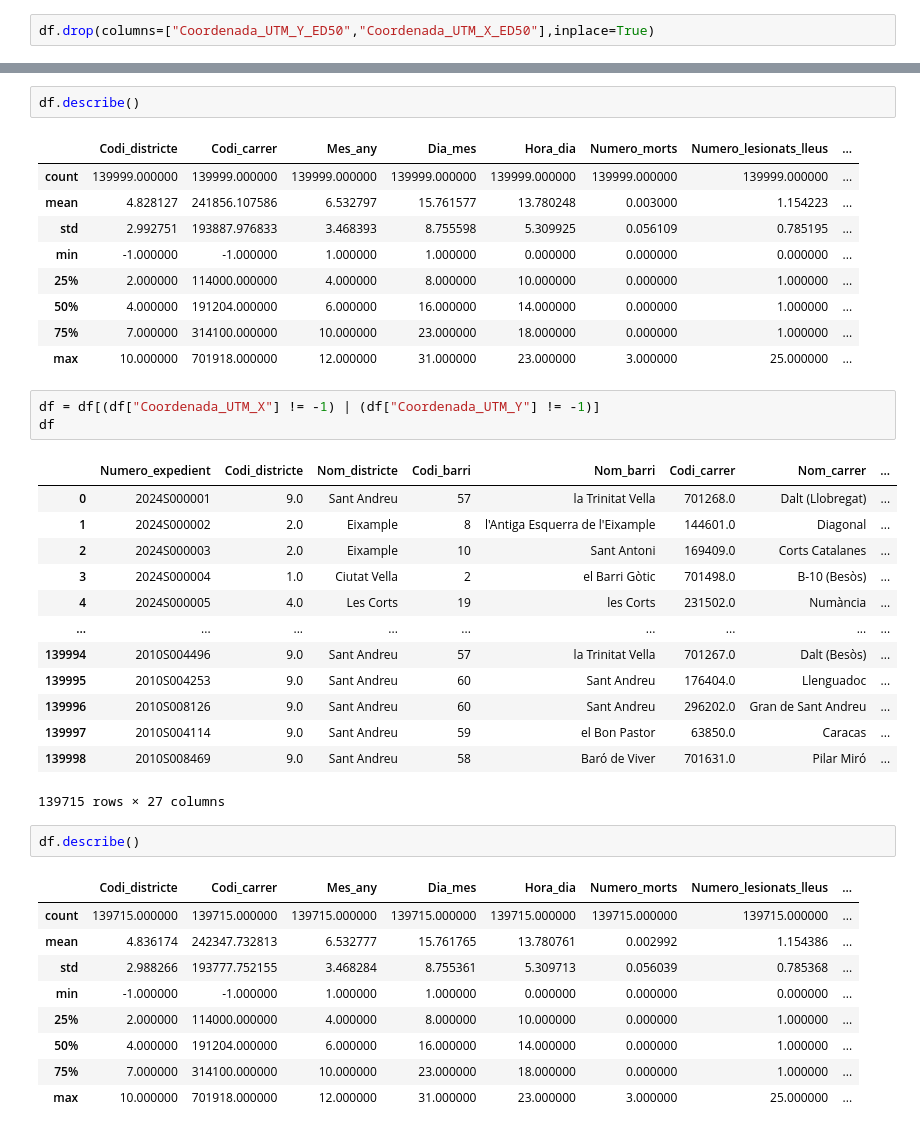
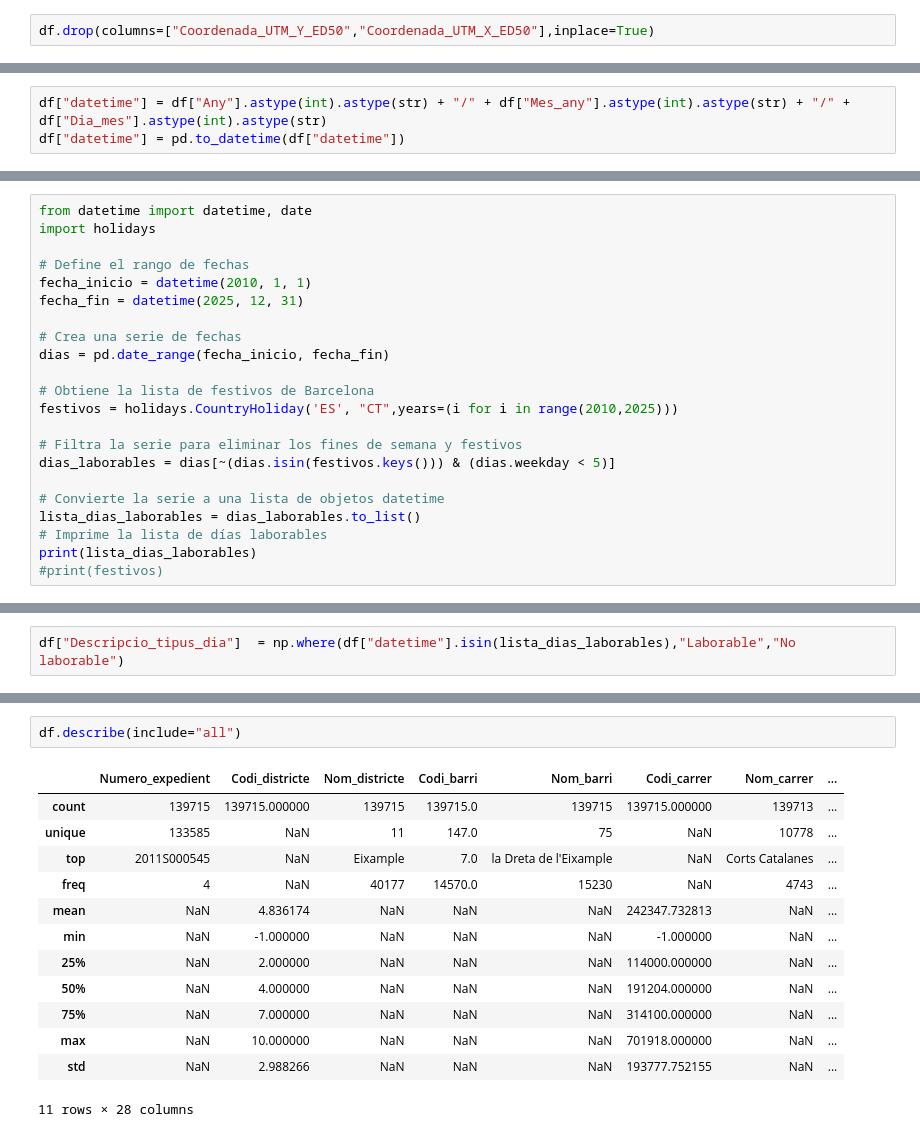
Before and after one commit to PacoFletcher/Proyecto-Machine-Learning, a Jupyter notebook: jupyters/Unificado.ipynb, the cells around one changed output, grey strips where cells are left out. Saved outputs shown, nothing was run; the diff lists cells and outputs as text.

```diff
--- a/jupyters/Unificado.ipynb
+++ b/jupyters/Unificado.ipynb
@@ -409,0 +600,3 @@ df
+# %%
+df["datetime"] = df["Any"].astype(int).astype(str) + "/" + df["Mes_any"].astype(int).astype(str) + "/" + df["Dia_mes"].astype(int).astype(str)
+df["datetime"] = pd.to_datetime(df["datetime"])
@@ -409,0 +614,22 @@ df
+# %%
+from datetime import datetime, date
+import holidays
+
+# Define el rango de fechas
+fecha_inicio = datetime(2010, 1, 1)
+fecha_fin = datetime(2025, 12, 31)
+
+# Crea una serie de fechas
+dias = pd.date_range(fecha_inicio, fecha_fin)
+
+# Obtiene la lista de festivos de Barcelona
+festivos = holidays.CountryHoliday('ES', "CT",years=(i for i in range(2010,2025)))
+
+# Filtra la serie para eliminar los fines de semana y festivos
+dias_laborables = dias[~(dias.isin(festivos.keys())) & (dias.weekday < 5)]
+
+# Convierte la serie a una lista de objetos datetime
+lista_dias_laborables = dias_laborables.to_list()
+# Imprime la lista de días laborables
+print(lista_dias_laborables)
+#print(festivos)
@@ -409,0 +638,2 @@ df
+# %%
+df["Descripcio_tipus_dia"]  = np.where(df["datetime"].isin(lista_dias_laborables),"Laborable","No laborable")
@@ -516,41 +755,16 @@ df["Longitud"] = df["Longitud"].fillna(pd.Series(lon2))
-# %%
-df.describe()
-# %% [output]
-|  | Codi_districte | Codi_carrer | Mes_any | Dia_mes | Hora_dia | Numero_morts | Numero_lesionats_lleus | ... |
-| count | 139999.000000 | 139999.000000 | 139999.000000 | 139999.000000 | 139999.000000 | 139999.000000 | 139999.000000 | ... |
-| mean | 4.828127 | 241856.107586 | 6.532797 | 15.761577 | 13.780248 | 0.003000 | 1.154223 | ... |
-| std | 2.992751 | 193887.976833 | 3.468393 | 8.755598 | 5.309925 | 0.056109 | 0.785195 | ... |
-| min | -1.000000 | -1.000000 | 1.000000 | 1.000000 | 0.000000 | 0.000000 | 0.000000 | ... |
-| 25% | 2.000000 | 114000.000000 | 4.000000 | 8.000000 | 10.000000 | 0.000000 | 1.000000 | ... |
-| 50% | 4.000000 | 191204.000000 | 6.000000 | 16.000000 | 14.000000 | 0.000000 | 1.000000 | ... |
-| 75% | 7.000000 | 314100.000000 | 10.000000 | 23.000000 | 18.000000 | 0.000000 | 1.000000 | ... |
-| max | 10.000000 | 701918.000000 | 12.000000 | 31.000000 | 23.000000 | 3.000000 | 25.000000 | ... |
-# %%
-df = df[(df["Coordenada_UTM_X"] != -1) | (df["Coordenada_UTM_Y"] != -1)]
-df
-# %% [output]
-|  | Numero_expedient | Codi_districte | Nom_districte | Codi_barri | Nom_barri | Codi_carrer | Nom_carrer | ... |
-| 0 | 2024S000001 | 9.0 | Sant Andreu | 57 | la Trinitat Vella | 701268.0 | Dalt (Llobregat) | ... |
-| 1 | 2024S000002 | 2.0 | Eixample | 8 | l'Antiga Esquerra de l'Eixample | 144601.0 | Diagonal | ... |
-| 2 | 2024S000003 | 2.0 | Eixample | 10 | Sant Antoni | 169409.0 | Corts Catalanes | ... |
-| 3 | 2024S000004 | 1.0 | Ciutat Vella | 2 | el Barri Gòtic | 701498.0 | B-10 (Besòs) | ... |
-| 4 | 2024S000005 | 4.0 | Les Corts | 19 | les Corts | 231502.0 | Numància | ... |
-| ... | ... | ... | ... | ... | ... | ... | ... | ... |
-| 139994 | 2010S004496 | 9.0 | Sant Andreu | 57 | la Trinitat Vella | 701267.0 | Dalt (Besòs) | ... |
-| 139995 | 2010S004253 | 9.0 | Sant Andreu | 60 | Sant Andreu | 176404.0 | Llenguadoc | ... |
-| 139996 | 2010S008126 | 9.0 | Sant Andreu | 60 | Sant Andreu | 296202.0 | Gran de Sant Andreu | ... |
-| 139997 | 2010S004114 | 9.0 | Sant Andreu | 59 | el Bon Pastor | 63850.0 | Caracas | ... |
-| 139998 | 2010S008469 | 9.0 | Sant Andreu | 58 | Baró de Viver | 701631.0 | Pilar Miró | ... |
-139715 rows × 27 columns
 # %%
-df.describe()
+df.describe(include="all")
 # %% [output]
-|  | Codi_districte | Codi_carrer | Mes_any | Dia_mes | Hora_dia | Numero_morts | Numero_lesionats_lleus | ... |
-| count | 139715.000000 | 139715.000000 | 139715.000000 | 139715.000000 | 139715.000000 | 139715.000000 | 139715.000000 | ... |
-| mean | 4.836174 | 242347.732813 | 6.532777 | 15.761765 | 13.780761 | 0.002992 | 1.154386 | ... |
-| std | 2.988266 | 193777.752155 | 3.468284 | 8.755361 | 5.309713 | 0.056039 | 0.785368 | ... |
-| min | -1.000000 | -1.000000 | 1.000000 | 1.000000 | 0.000000 | 0.000000 | 0.000000 | ... |
-| 25% | 2.000000 | 114000.000000 | 4.000000 | 8.000000 | 10.000000 | 0.000000 | 1.000000 | ... |
-| 50% | 4.000000 | 191204.000000 | 6.000000 | 16.000000 | 14.000000 | 0.000000 | 1.000000 | ... |
-| 75% | 7.000000 | 314100.000000 | 10.000000 | 23.000000 | 18.000000 | 0.000000 | 1.000000 | ... |
-| max | 10.000000 | 701918.000000 | 12.000000 | 31.000000 | 23.000000 | 3.000000 | 25.000000 | ... |
+|  | Numero_expedient | Codi_districte | Nom_districte | Codi_barri | Nom_barri | Codi_carrer | Nom_carrer | ... |
+| count | 139715 | 139715.000000 | 139715 | 139715.0 | 139715 | 139715.000000 | 139713 | ... |
+| unique | 133585 | NaN | 11 | 147.0 | 75 | NaN | 10778 | ... |
+| top | 2011S000545 | NaN | Eixample | 7.0 | la Dreta de l'Eixample | NaN | Corts Catalanes | ... |
+| freq | 4 | NaN | 40177 | 14570.0 | 15230 | NaN | 4743 | ... |
+| mean | NaN | 4.836174 | NaN | NaN | NaN | 242347.732813 | NaN | ... |
+| min | NaN | -1.000000 | NaN | NaN | NaN | -1.000000 | NaN | ... |
+| 25% | NaN | 2.000000 | NaN | NaN | NaN | 114000.000000 | NaN | ... |
+| 50% | NaN | 4.000000 | NaN | NaN | NaN | 191204.000000 | NaN | ... |
+| 75% | NaN | 7.000000 | NaN | NaN | NaN | 314100.000000 | NaN | ... |
+| max | NaN | 10.000000 | NaN | NaN | NaN | 701918.000000 | NaN | ... |
+| std | NaN | 2.988266 | NaN | NaN | NaN | 193777.752155 | NaN | ... |
+11 rows × 28 columns
```
Also changed, not shown: parts of 92 cells of this notebook, 3 other files.
